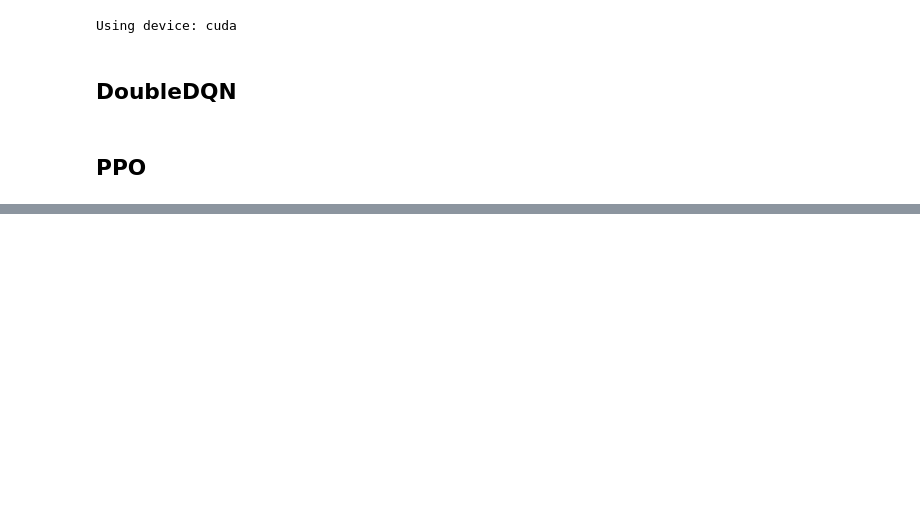
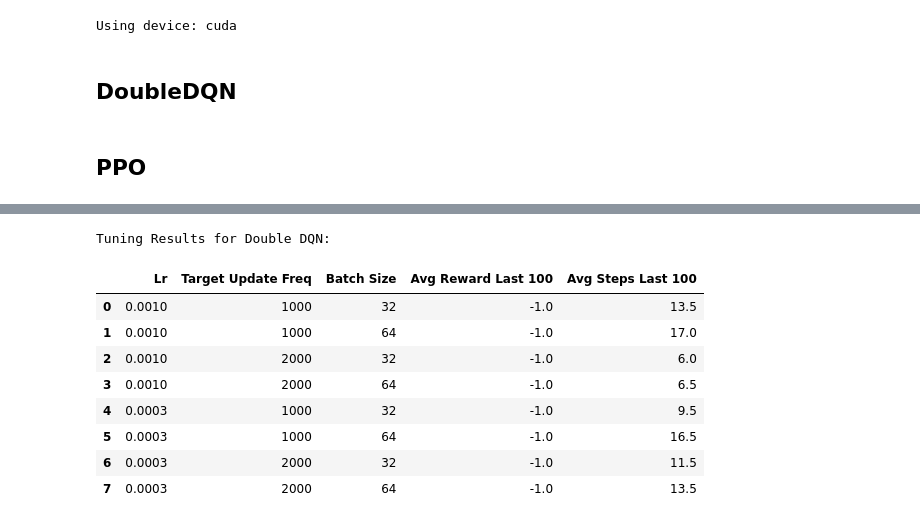
Before and after one commit to Gal-Noy/MSC-Reinforcement-Learning, a Jupyter notebook: final/training.ipynb, the cells around one changed output, grey strips where cells are left out. Drawn from its saved outputs; the diff is of its cells as text; code cells hidden in the pictures; blank space fills up the shorter version.

```diff
--- a/final/training.ipynb
+++ b/final/training.ipynb
@@ -519,0 +629,20 @@ Model exported to: models/6x6/ppo_model.pth
+# %%
+def show_tuning_results(name):
+    filename = f"tuning/{name.lower().replace(' ', '_')}_tuning_results.csv"
+    df = pd.read_csv(filename)
+    df.columns = [col.replace('_', ' ').title() for col in df.columns]
+    display(df)
+
+print("\nTuning Results for Double DQN:")
+show_tuning_results("Double DQN")
+# %% [output]
+Tuning Results for Double DQN:
+|  | Lr | Target Update Freq | Batch Size | Avg Reward Last 100 | Avg Steps Last 100 |
+| 0 | 0.0010 | 1000 | 32 | -1.0 | 13.5 |
+| 1 | 0.0010 | 1000 | 64 | -1.0 | 17.0 |
+| 2 | 0.0010 | 2000 | 32 | -1.0 | 6.0 |
+| 3 | 0.0010 | 2000 | 64 | -1.0 | 6.5 |
+| 4 | 0.0003 | 1000 | 32 | -1.0 | 9.5 |
+| 5 | 0.0003 | 1000 | 64 | -1.0 | 16.5 |
+| 6 | 0.0003 | 2000 | 32 | -1.0 | 11.5 |
+| 7 | 0.0003 | 2000 | 64 | -1.0 | 13.5 |
```
Also changed, not shown: parts of 19 cells of this notebook, 9 other files.
